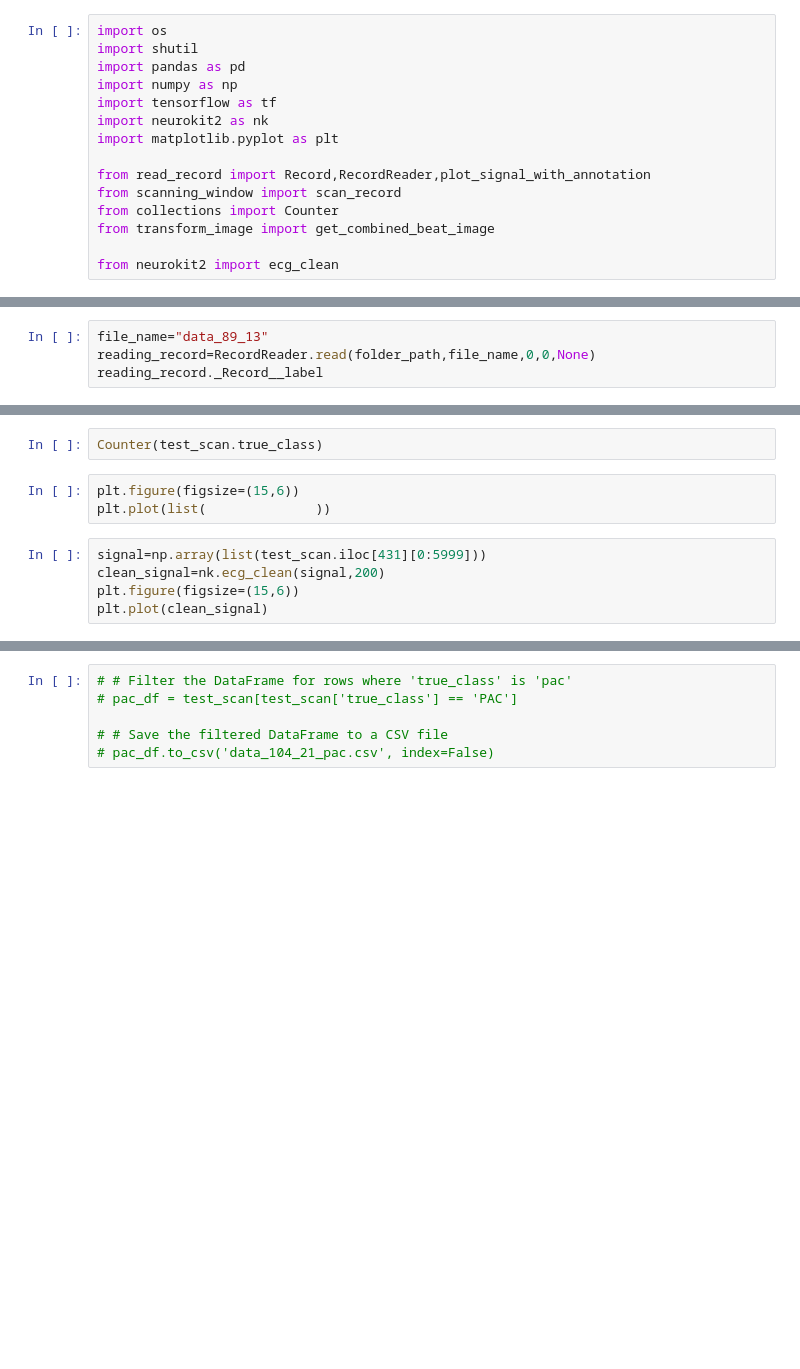
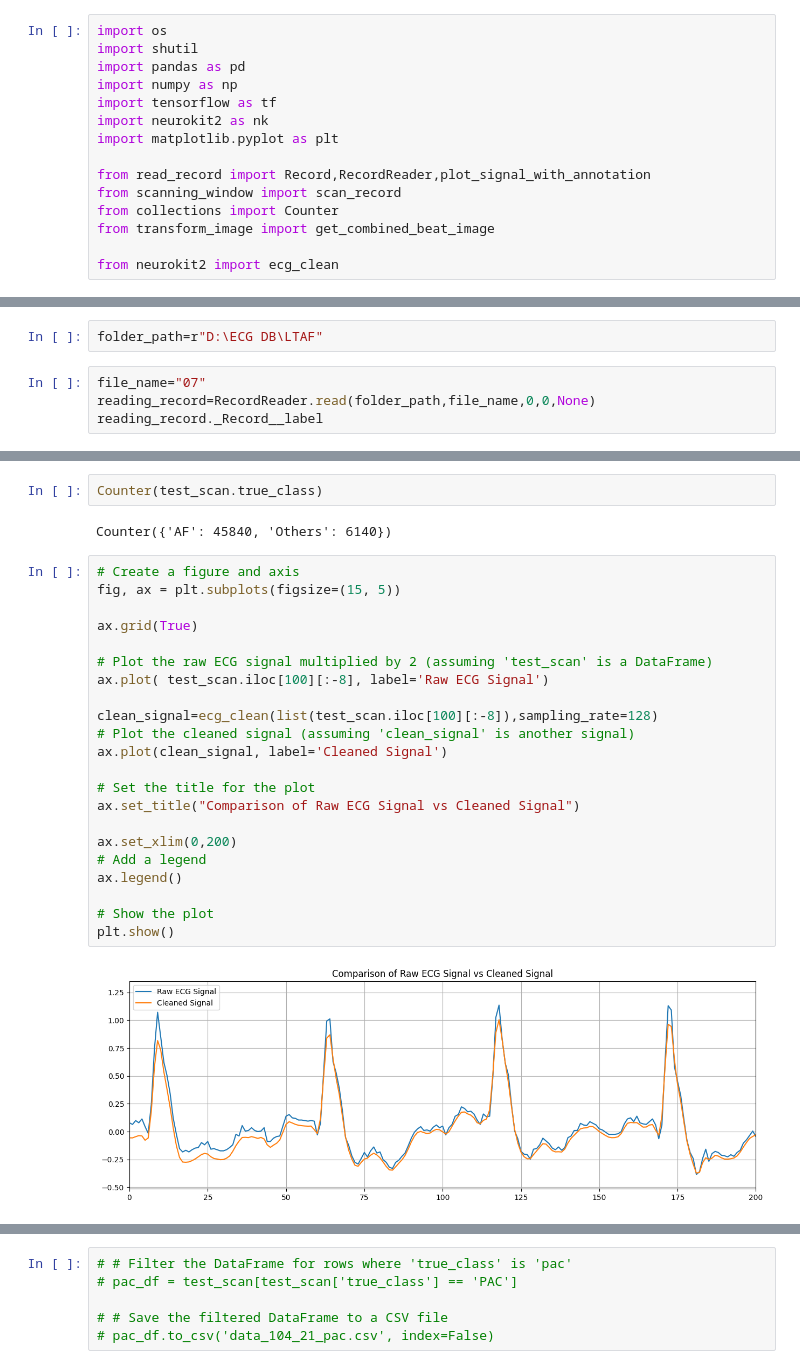
Before and after one commit to KhaingSuThway/ECGSignalProcessingPipeline, a Jupyter notebook: test_modules.ipynb, the cells around one changed output, grey strips where cells are left out. Cells and saved outputs as stored; diff of their text form; blank space fills up the shorter version.

Commit message:
Create plot to compare cleaned vs raw ECG signal plot

```diff
--- a/test_modules.ipynb
+++ b/test_modules.ipynb
@@ -18,4 +16,6 @@ folder_path="D:/CPSC2021/Training_set_II"
+# %%
+folder_path=r"D:\ECG DB\LTAF"
 # %%
-file_name="data_89_13"
+file_name="07"
 reading_record=RecordReader.read(folder_path,file_name,0,0,None)
 reading_record._Record__label
@@ -33,11 +102,29 @@ test_scan
 # %%
 Counter(test_scan.true_class)
+# %% [output]
+Counter({'AF': 45840, 'Others': 6140})
-# %%
-plt.figure(figsize=(15,6))
-plt.plot(list(              ))
-# %%
-signal=np.array(list(test_scan.iloc[431][0:5999]))
-clean_signal=nk.ecg_clean(signal,200)
-plt.figure(figsize=(15,6))
-plt.plot(clean_signal)
+# %%
+# Create a figure and axis
+fig, ax = plt.subplots(figsize=(15, 5))
+
+ax.grid(True)
+
+# Plot the raw ECG signal multiplied by 2 (assuming 'test_scan' is a DataFrame)
+ax.plot( test_scan.iloc[100][:-8], label='Raw ECG Signal')
+
+clean_signal=ecg_clean(list(test_scan.iloc[100][:-8]),sampling_rate=128)
+# Plot the cleaned signal (assuming 'clean_signal' is another signal)
+ax.plot(clean_signal, label='Cleaned Signal')
+
+# Set the title for the plot
+ax.set_title("Comparison of Raw ECG Signal vs Cleaned Signal")
+
+ax.set_xlim(0,200)
+# Add a legend
+ax.legend()
+
+# Show the plot
+plt.show()
+# %% [output]
+[figure, added]
 # %%
```
Also changed, not shown: parts of 11 cells of this notebook.
